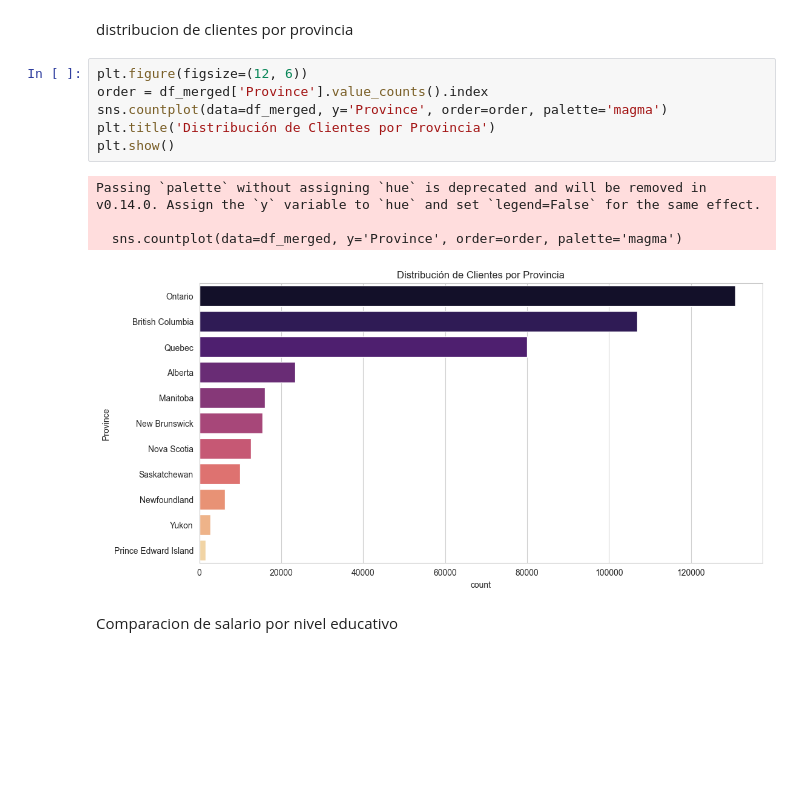
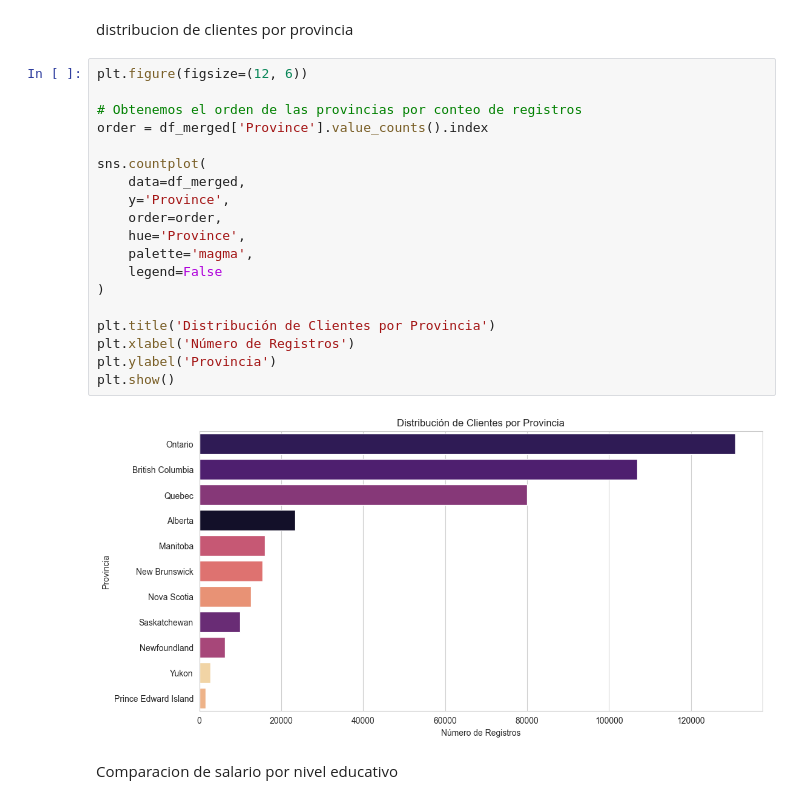
Before and after one commit to Adalab/bda-modulo-3-evaluacion-final-TamDb22, a Jupyter notebook: evaluacion3_Tamara.ipynb, the cells around one changed output. Cells and saved outputs as stored; diff of their text form; blank space fills up the shorter version.

```diff
--- a/evaluacion3_Tamara.ipynb
+++ b/evaluacion3_Tamara.ipynb
@@ -163,15 +163,25 @@ plt.show()
 distribucion de clientes por provincia
 # %%
 plt.figure(figsize=(12, 6))
+
+# Obtenemos el orden de las provincias por conteo de registros
 order = df_merged['Province'].value_counts().index
-sns.countplot(data=df_merged, y='Province', order=order, palette='magma')
+
+sns.countplot(
+    data=df_merged,
+    y='Province',
+    order=order,
+    hue='Province',
+    palette='magma',
+    legend=False
+)
+
 plt.title('Distribución de Clientes por Provincia')
+plt.xlabel('Número de Registros')
+plt.ylabel('Provincia')
 plt.show()
 # %% [output]
-Passing `palette` without assigning `hue` is deprecated and will be removed in v0.14.0. Assign the `y` variable to `hue` and set `legend=False` for the same effect.
-
-  sns.countplot(data=df_merged, y='Province', order=order, palette='magma')
-[figure, old version]
+[figure, new version]
 # %% [markdown]
 Comparacion de salario por nivel educativo
 # %%
```
